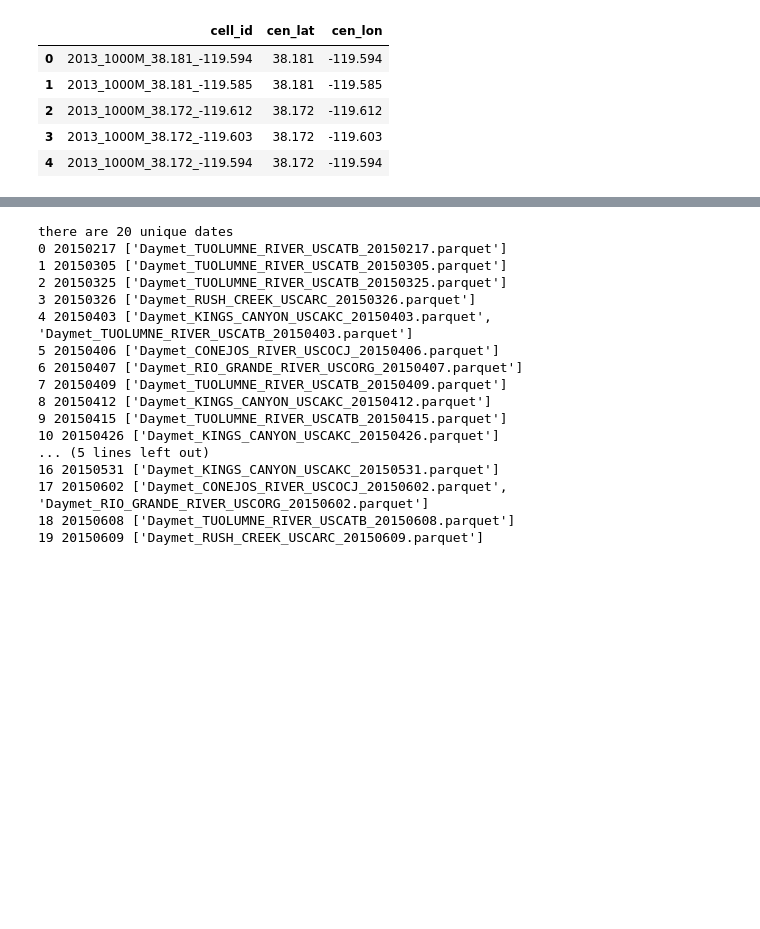
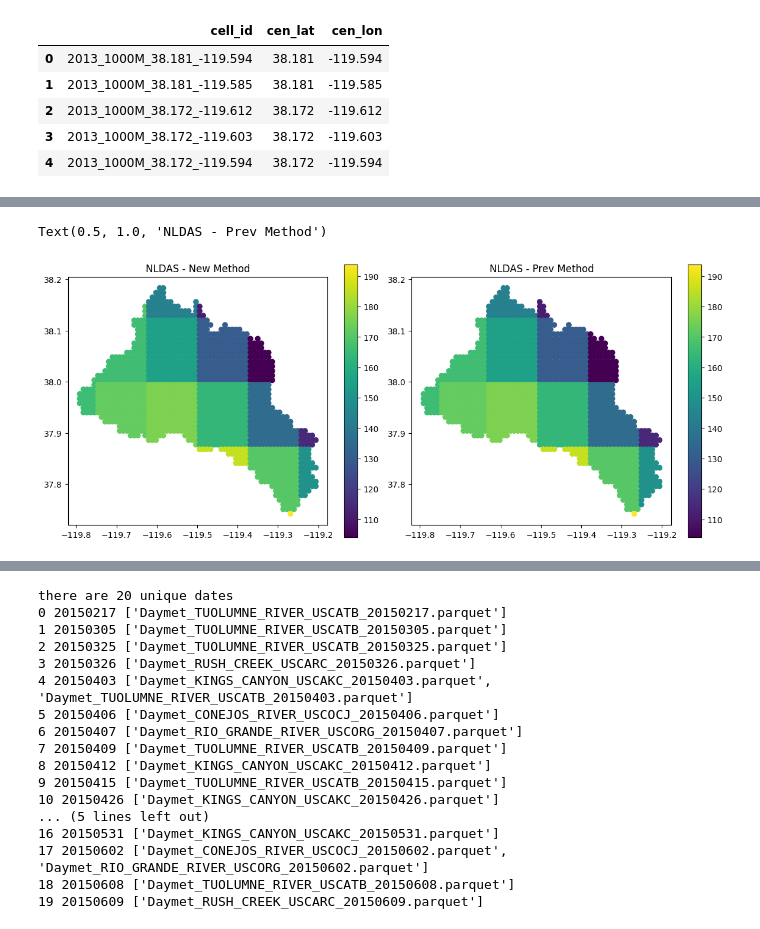
Before and after one commit to whitelightning450/SWEMLv2.0, a Jupyter notebook: Dataprocessing/get_Precip_sandbox.ipynb, the cells around one changed output, grey strips where cells are left out. Drawn from its saved outputs; the diff is of its cells as text; code cells hidden in the pictures; blank space fills up the shorter version.

```diff
--- a/Dataprocessing/get_Precip_sandbox.ipynb
+++ b/Dataprocessing/get_Precip_sandbox.ipynb
@@ -332,0 +685,9 @@ def get_daymet_precip_df(WY,output_res,thresh):
+# %%
+fig,axs = plt.subplots(1,2,figsize=(12,5),layout='tight')
+gdf3.plot(ax=axs[0],column='season_precip_cm',cmap='viridis',legend=True)
+axs[0].set_title('NLDAS - New Method')
+gdf4.plot(ax=axs[1],column='NLDAS',cmap='viridis',legend=True)
+axs[1].set_title('NLDAS - Prev Method')
+# %% [output]
+Text(0.5, 1.0, 'NLDAS - Prev Method')
+[figure, added]
```
Also changed, not shown: parts of 26 cells of this notebook, 5 other files.
